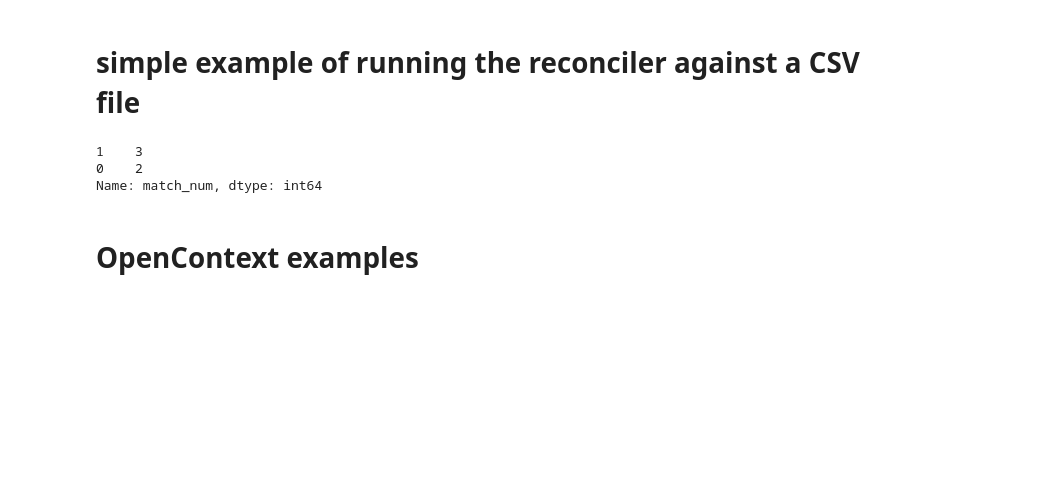
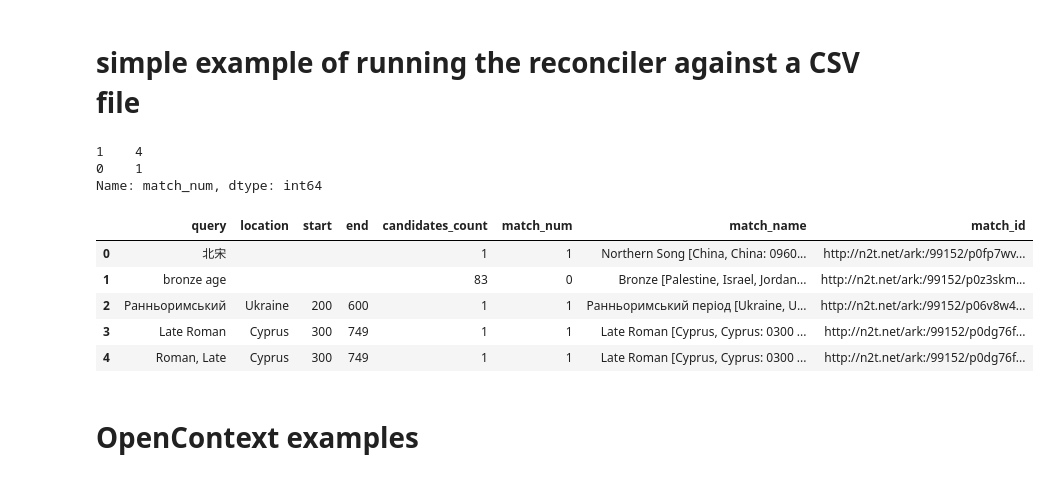
Before and after one commit to periodo/periodo-reconciler-py, a Jupyter notebook: notebooks/CSV_analysis.ipynb, the cells around one changed output. Saved outputs shown, nothing was run; the diff lists cells and outputs as text; code cells hidden in the pictures; blank space fills up the shorter version.

Commit message:
improve handling of match column names

```diff
--- a/notebooks/CSV_analysis.ipynb
+++ b/notebooks/CSV_analysis.ipynb
@@ -79,7 +79,9 @@ kw = {
    'location': 'location',
    'query': 'query',
    'start': 'start',
-   'stop': 'end'
+   'stop': 'end',
+   'transpose_query': True,
+   'match_top_candidate': True
 }
 
 p_recon = PeriodoReconciler(host='localhost:8142')
@@ -87,9 +89,18 @@ df = reconcile_to_csv_df(csv_path, kw, p_recon)
 
 df.match_num.value_counts()
 # %% [output]
-1    3
-0    2
+1    4
+0    1
 Name: match_num, dtype: int64
+# %%
+df
+# %% [output]
+|  | query | location | start | end | candidates_count | match_num | match_name | match_id |
+| 0 | 北宋 |  |  |  | 1 | 1 | Northern Song [China, China: 0960... | http://n2t.net/ark:/99152/p0fp7wv... |
+| 1 | bronze age |  |  |  | 83 | 0 | Bronze [Palestine, Israel, Jordan... | http://n2t.net/ark:/99152/p0z3skm... |
+| 2 | Ранньоримський | Ukraine | 200 | 600 | 1 | 1 | Ранньоримський період [Ukraine, U... | http://n2t.net/ark:/99152/p06v8w4... |
+| 3 | Late Roman | Cyprus | 300 | 749 | 1 | 1 | Late Roman [Cyprus, Cyprus: 0300 ... | http://n2t.net/ark:/99152/p0dg76f... |
+| 4 | Roman, Late | Cyprus | 300 | 749 | 1 | 1 | Late Roman [Cyprus, Cyprus: 0300 ... | http://n2t.net/ark:/99152/p0dg76f... |
 # %% [markdown]
 # OpenContext examples
 # %%
```
Also changed, not shown: parts of 38 cells of this notebook, 5 other files.
